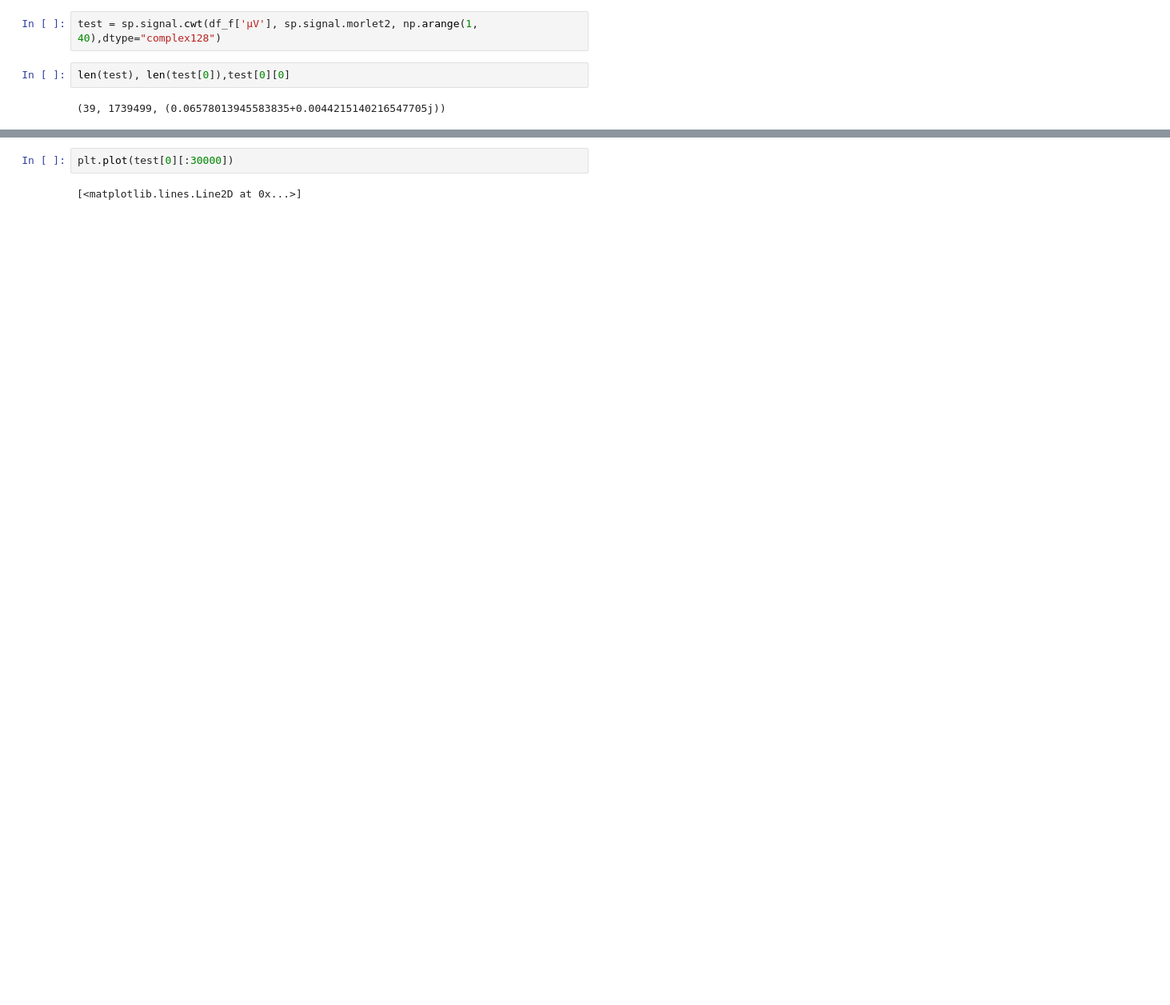
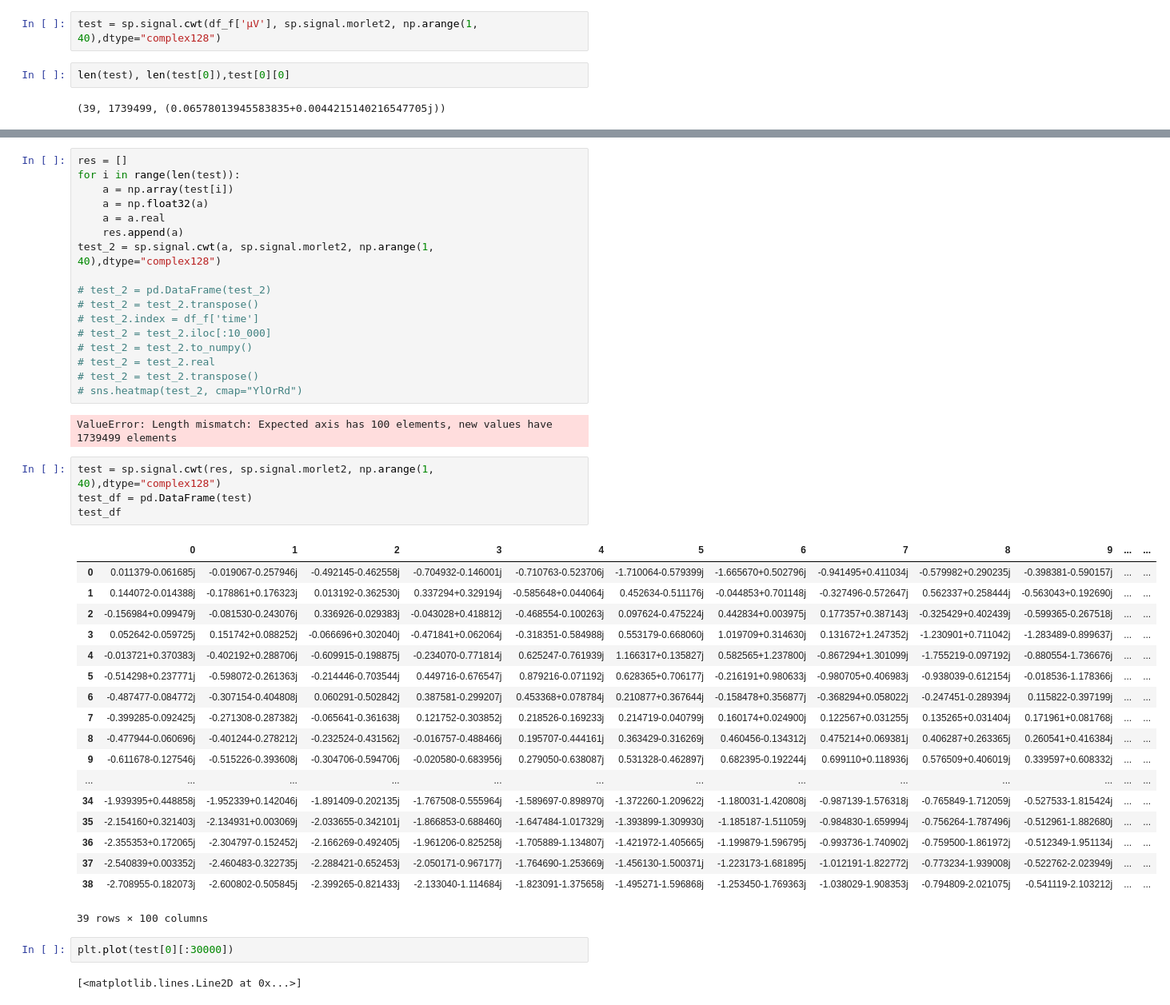
Before and after one commit to ChabCorp/LFP_IPMC, a Jupyter notebook: code/3_normalization.ipynb, the cells around one changed output, grey strips where cells are left out. Shown at 80% size. Cells and saved outputs as stored; diff of their text form; blank space fills up the shorter version.

Commit message:
test BLP

```diff
--- a/code/3_normalization.ipynb
+++ b/code/3_normalization.ipynb
@@ -92,6 +92,48 @@ sns.heatmap(test_df, cmap="YlOrRd")
 # %% [output]
 <AxesSubplot:>
 [figure]
+# %%
+res = []
+for i in range(len(test)):
+    a = np.array(test[i])
+    a = np.float32(a)
+    a = a.real
+    res.append(a)
+test_2 = sp.signal.cwt(a, sp.signal.morlet2, np.arange(1, 40),dtype="complex128")
+
+# test_2 = pd.DataFrame(test_2)
+# test_2 = test_2.transpose()
+# test_2.index = df_f['time']
+# test_2 = test_2.iloc[:10_000]
+# test_2 = test_2.to_numpy()
+# test_2 = test_2.real
+# test_2 = test_2.transpose()
+# sns.heatmap(test_2, cmap="YlOrRd")
+# %% [output]
+ValueError: Length mismatch: Expected axis has 100 elements, new values have 1739499 elements
+# %%
+test = sp.signal.cwt(res, sp.signal.morlet2, np.arange(1, 40),dtype="complex128")
+test_df = pd.DataFrame(test)
+test_df
+# %% [output]
+|  | 0 | 1 | 2 | 3 | 4 | 5 | 6 | 7 | 8 | 9 | ... | ... |
+| 0 | 0.011379-0.061685j | -0.019067-0.257946j | -0.492145-0.462558j | -0.704932-0.146001j | -0.710763-0.523706j | -1.710064-0.579399j | -1.665670+0.502796j | -0.941495+0.411034j | -0.579982+0.290235j | -0.398381-0.590157j | ... | ... |
+| 1 | 0.144072-0.014388j | -0.178861+0.176323j | 0.013192-0.362530j | 0.337294+0.329194j | -0.585648+0.044064j | 0.452634-0.511176j | -0.044853+0.701148j | -0.327496-0.572647j | 0.562337+0.258444j | -0.563043+0.192690j | ... | ... |
+| 2 | -0.156984+0.099479j | -0.081530-0.243076j | 0.336926-0.029383j | -0.043028+0.418812j | -0.468554-0.100263j | 0.097624-0.475224j | 0.442834+0.003975j | 0.177357+0.387143j | -0.325429+0.402439j | -0.599365-0.267518j | ... | ... |
+| 3 | 0.052642-0.059725j | 0.151742+0.088252j | -0.066696+0.302040j | -0.471841+0.062064j | -0.318351-0.584988j | 0.553179-0.668060j | 1.019709+0.314630j | 0.131672+1.247352j | -1.230901+0.711042j | -1.283489-0.899637j | ... | ... |
+| 4 | -0.013721+0.370383j | -0.402192+0.288706j | -0.609915-0.198875j | -0.234070-0.771814j | 0.625247-0.761939j | 1.166317+0.135827j | 0.582565+1.237800j | -0.867294+1.301099j | -1.755219-0.097192j | -0.880554-1.736676j | ... | ... |
+| 5 | -0.514298+0.237771j | -0.598072-0.261363j | -0.214446-0.703544j | 0.449716-0.676547j | 0.879216-0.071192j | 0.628365+0.706177j | -0.216191+0.980633j | -0.980705+0.406983j | -0.938039-0.612154j | -0.018536-1.178366j | ... | ... |
+| 6 | -0.487477-0.084772j | -0.307154-0.404808j | 0.060291-0.502842j | 0.387581-0.299207j | 0.453368+0.078784j | 0.210877+0.367644j | -0.158478+0.356877j | -0.368294+0.058022j | -0.247451-0.289394j | 0.115822-0.397199j | ... | ... |
+| 7 | -0.399285-0.092425j | -0.271308-0.287382j | -0.065641-0.361638j | 0.121752-0.303852j | 0.218526-0.169233j | 0.214719-0.040799j | 0.160174+0.024900j | 0.122567+0.031255j | 0.135265+0.031404j | 0.171961+0.081768j | ... | ... |
+| 8 | -0.477944-0.060696j | -0.401244-0.278212j | -0.232524-0.431562j | -0.016757-0.488466j | 0.195707-0.444161j | 0.363429-0.316269j | 0.460456-0.134312j | 0.475214+0.069381j | 0.406287+0.263365j | 0.260541+0.416384j | ... | ... |
+| 9 | -0.611678-0.127546j | -0.515226-0.393608j | -0.304706-0.594706j | -0.020580-0.683956j | 0.279050-0.638087j | 0.531328-0.462897j | 0.682395-0.192244j | 0.699110+0.118936j | 0.576509+0.406019j | 0.339597+0.608332j | ... | ... |
+| ... | ... | ... | ... | ... | ... | ... | ... | ... | ... | ... | ... | ... |
+| 34 | -1.939395+0.448858j | -1.952339+0.142046j | -1.891409-0.202135j | -1.767508-0.555964j | -1.589697-0.898970j | -1.372260-1.209622j | -1.180031-1.420808j | -0.987139-1.576318j | -0.765849-1.712059j | -0.527533-1.815424j | ... | ... |
+| 35 | -2.154160+0.321403j | -2.134931+0.003069j | -2.033655-0.342101j | -1.866853-0.688460j | -1.647484-1.017329j | -1.393899-1.309930j | -1.185187-1.511059j | -0.984830-1.659994j | -0.756264-1.787496j | -0.512961-1.882680j | ... | ... |
+| 36 | -2.355353+0.172065j | -2.304797-0.152452j | -2.166269-0.492405j | -1.961206-0.825258j | -1.705889-1.134807j | -1.421972-1.405665j | -1.199879-1.596795j | -0.993736-1.740902j | -0.759500-1.861972j | -0.512349-1.951134j | ... | ... |
+| 37 | -2.540839+0.003352j | -2.460483-0.322735j | -2.288421-0.652453j | -2.050171-0.967177j | -1.764690-1.253669j | -1.456130-1.500371j | -1.223173-1.681895j | -1.012191-1.822772j | -0.773234-1.939008j | -0.522762-2.023949j | ... | ... |
+| 38 | -2.708955-0.182073j | -2.600802-0.505845j | -2.399265-0.821433j | -2.133040-1.114684j | -1.823091-1.375658j | -1.495271-1.596868j | -1.253450-1.769363j | -1.038029-1.908353j | -0.794809-2.021075j | -0.541119-2.103212j | ... | ... |
+39 rows × 100 columns
 # %%
 plt.plot(test[0][:30000])
 # %% [output]
```
